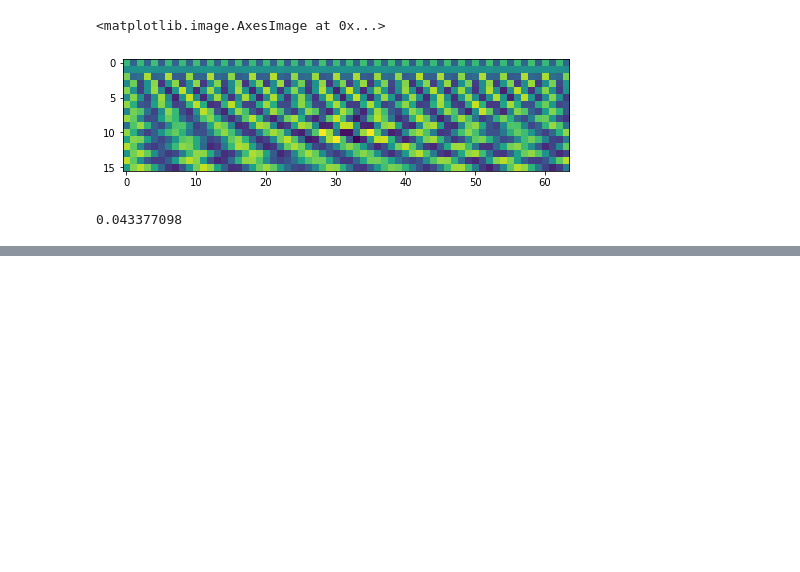
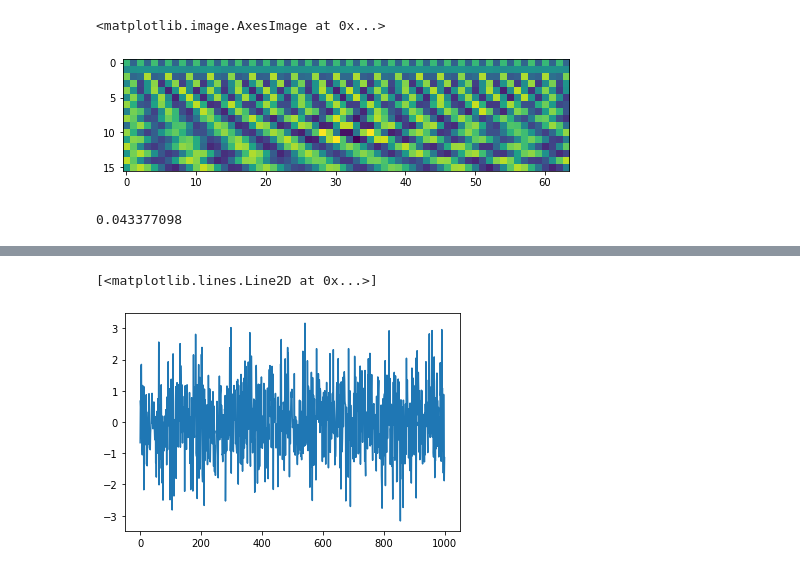
Before and after one commit to SeanScripts/learn-fourier, a Jupyter notebook: learn_fourier.ipynb, the cells around one changed output, grey strips where cells are left out. Drawn from its saved outputs; the diff is of its cells as text; code cells hidden in the pictures; blank space fills up the shorter version.

```diff
--- a/learn_fourier.ipynb
+++ b/learn_fourier.ipynb
@@ -168,0 +178,6 @@ np.max(model.weights[0][:,:,:])
+# %%
+noise = np.random.randn(len(t))
+plt.plot(noise)
+# %% [output]
+[<matplotlib.lines.Line2D at 0x...>]
+[figure, added]
```
Also changed, not shown: parts of 9 cells of this notebook.
